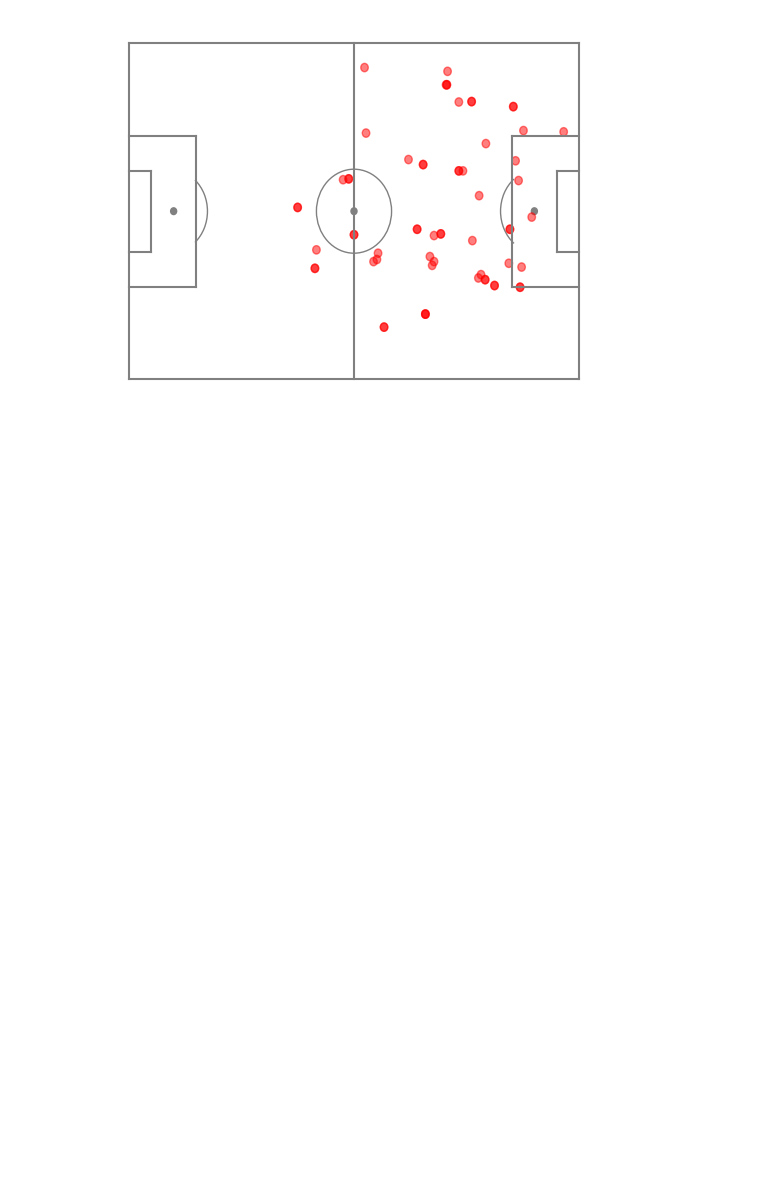
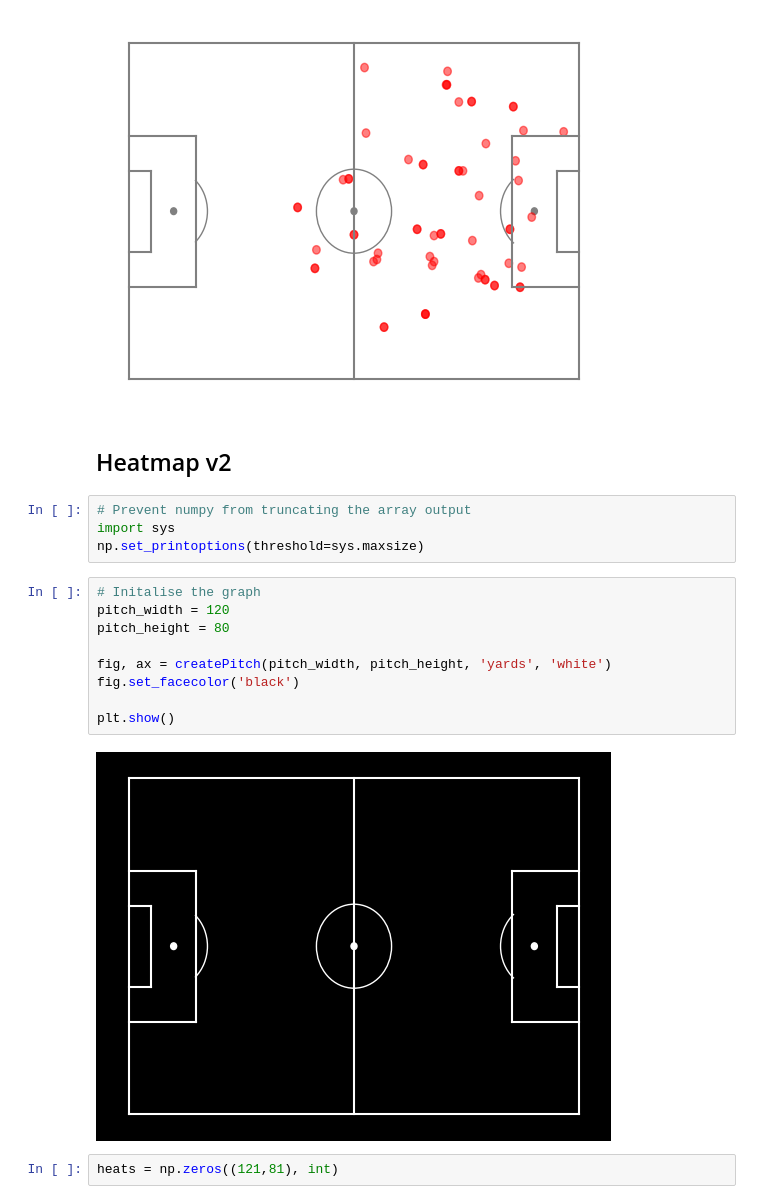
Before and after one commit to SeanHarrisQA/PythonLearning, a Jupyter notebook: ML/Football Event Data Using Python.ipynb, the cells around one changed output. Drawn from its saved outputs; the diff is of its cells as text; blank space fills up the shorter version.

```diff
--- a/ML/Football Event Data Using Python.ipynb
+++ b/ML/Football Event Data Using Python.ipynb
@@ -515,3 +514,22 @@ for i, touch in player_touches.iterrows():
     ax.add_patch(touch)
 # %% [output]
 [figure]
+# %% [markdown]
+## Heatmap v2
+# %%
+# Prevent numpy from truncating the array output
+import sys
+np.set_printoptions(threshold=sys.maxsize)
+# %%
+# Initalise the graph
+pitch_width = 120
+pitch_height = 80
+
+fig, ax = createPitch(pitch_width, pitch_height, 'yards', 'white')
+fig.set_facecolor('black')
+
+plt.show()
+# %% [output]
+[figure, added]
+# %%
+heats = np.zeros((121,81), int)
```
Also changed, not shown: parts of 22 cells of this notebook, 14 other files.
